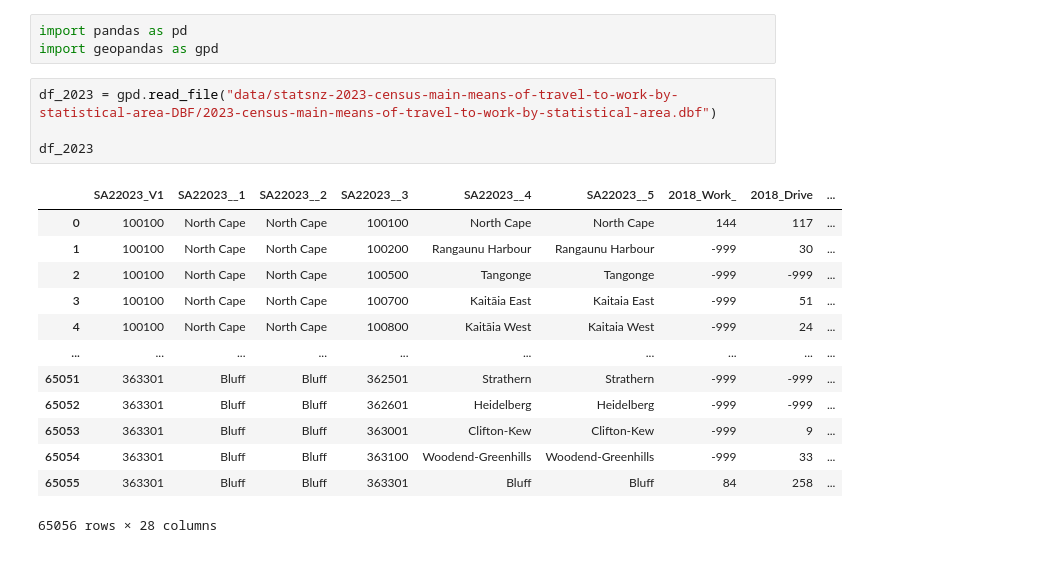
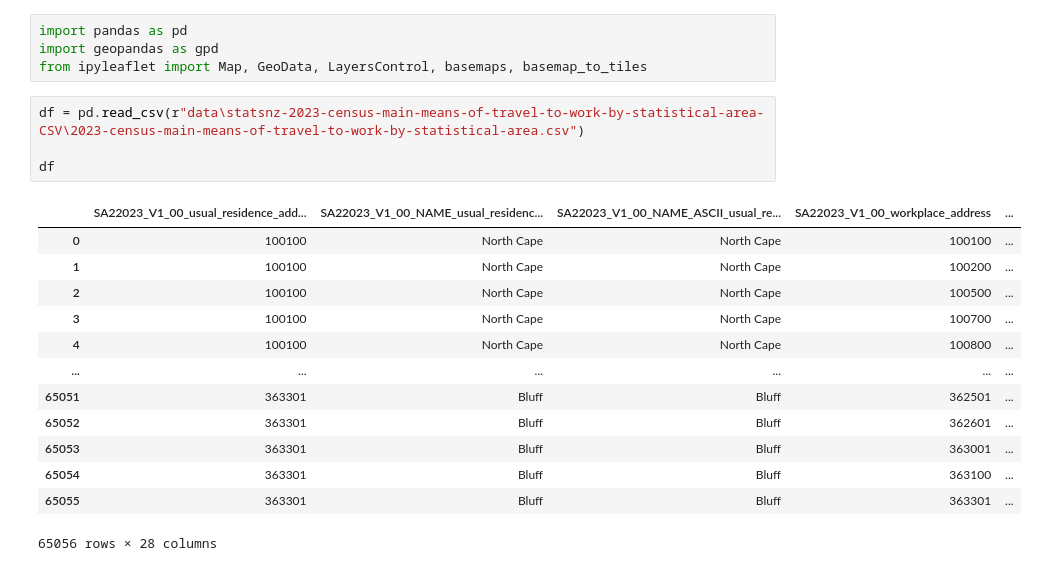
Before and after one commit to jhe482-uoa/gisci343-a2-auckland_origin_destination_analysis, a Jupyter notebook: testing.ipynb, the cells around one changed output. Drawn from its saved outputs; the diff is of its cells as text.

```diff
--- a/testing.ipynb
+++ b/testing.ipynb
@@ -1,21 +1,22 @@
 # %%
 import pandas as pd
 import geopandas as gpd
+from ipyleaflet import Map, GeoData, LayersControl, basemaps, basemap_to_tiles
 # %%
-df_2023 = gpd.read_file("data/statsnz-2023-census-main-means-of-travel-to-work-by-statistical-area-DBF/2023-census-main-means-of-travel-to-work-by-statistical-area.dbf")
+df = pd.read_csv(r"data\statsnz-2023-census-main-means-of-travel-to-work-by-statistical-area-CSV\2023-census-main-means-of-travel-to-work-by-statistical-area.csv")
 
-df_2023
+df
 # %% [output]
-|  | SA22023_V1 | SA22023__1 | SA22023__2 | SA22023__3 | SA22023__4 | SA22023__5 | 2018_Work_ | 2018_Drive | ... |
-| 0 | 100100 | North Cape | North Cape | 100100 | North Cape | North Cape | 144 | 117 | ... |
-| 1 | 100100 | North Cape | North Cape | 100200 | Rangaunu Harbour | Rangaunu Harbour | -999 | 30 | ... |
-| 2 | 100100 | North Cape | North Cape | 100500 | Tangonge | Tangonge | -999 | -999 | ... |
-| 3 | 100100 | North Cape | North Cape | 100700 | Kaitāia East | Kaitaia East | -999 | 51 | ... |
-| 4 | 100100 | North Cape | North Cape | 100800 | Kaitāia West | Kaitaia West | -999 | 24 | ... |
-| ... | ... | ... | ... | ... | ... | ... | ... | ... | ... |
-| 65051 | 363301 | Bluff | Bluff | 362501 | Strathern | Strathern | -999 | -999 | ... |
-| 65052 | 363301 | Bluff | Bluff | 362601 | Heidelberg | Heidelberg | -999 | -999 | ... |
-| 65053 | 363301 | Bluff | Bluff | 363001 | Clifton-Kew | Clifton-Kew | -999 | 9 | ... |
-| 65054 | 363301 | Bluff | Bluff | 363100 | Woodend-Greenhills | Woodend-Greenhills | -999 | 33 | ... |
-| 65055 | 363301 | Bluff | Bluff | 363301 | Bluff | Bluff | 84 | 258 | ... |
+|  | SA22023_V1_00_usual_residence_add... | SA22023_V1_00_NAME_usual_residenc... | SA22023_V1_00_NAME_ASCII_usual_re... | SA22023_V1_00_workplace_address | ... |
+| 0 | 100100 | North Cape | North Cape | 100100 | ... |
+| 1 | 100100 | North Cape | North Cape | 100200 | ... |
+| 2 | 100100 | North Cape | North Cape | 100500 | ... |
+| 3 | 100100 | North Cape | North Cape | 100700 | ... |
+| 4 | 100100 | North Cape | North Cape | 100800 | ... |
+| ... | ... | ... | ... | ... | ... |
+| 65051 | 363301 | Bluff | Bluff | 362501 | ... |
+| 65052 | 363301 | Bluff | Bluff | 362601 | ... |
+| 65053 | 363301 | Bluff | Bluff | 363001 | ... |
+| 65054 | 363301 | Bluff | Bluff | 363100 | ... |
+| 65055 | 363301 | Bluff | Bluff | 363301 | ... |
 65056 rows × 28 columns
```
Also changed, not shown: parts of 9 cells of this notebook, 29 other files.
